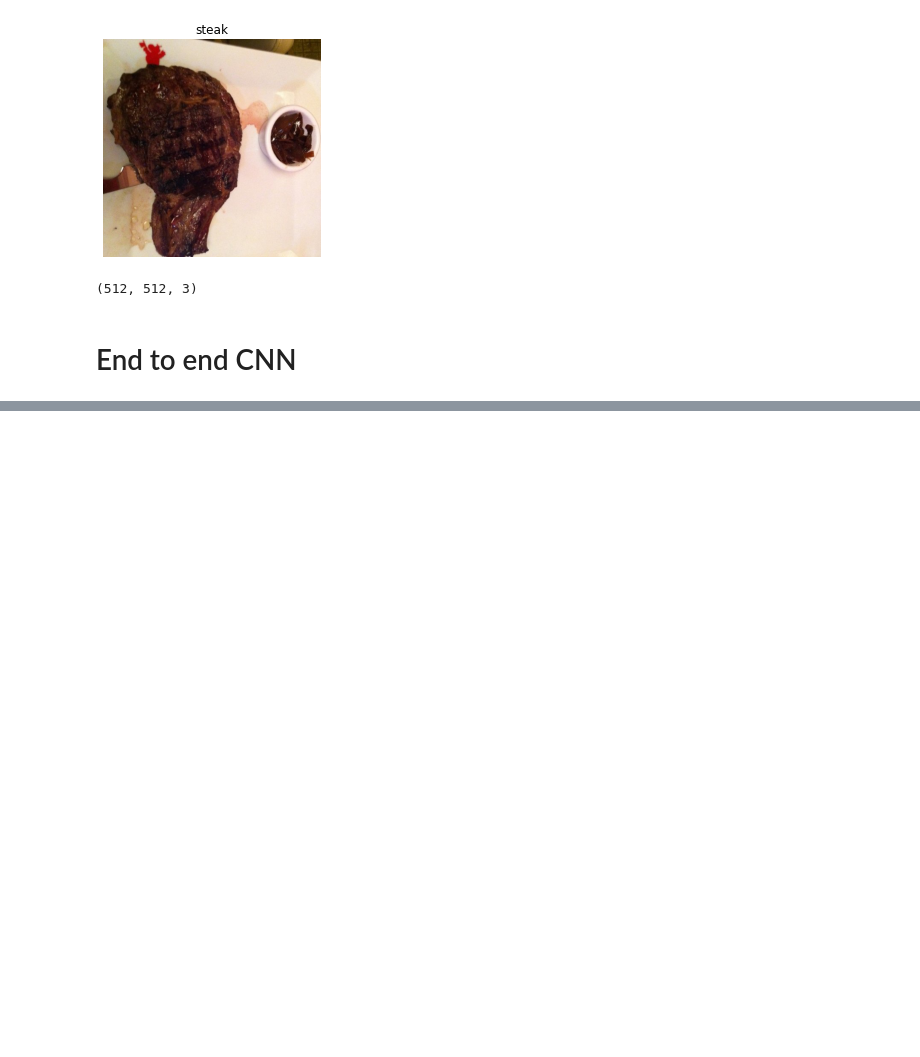
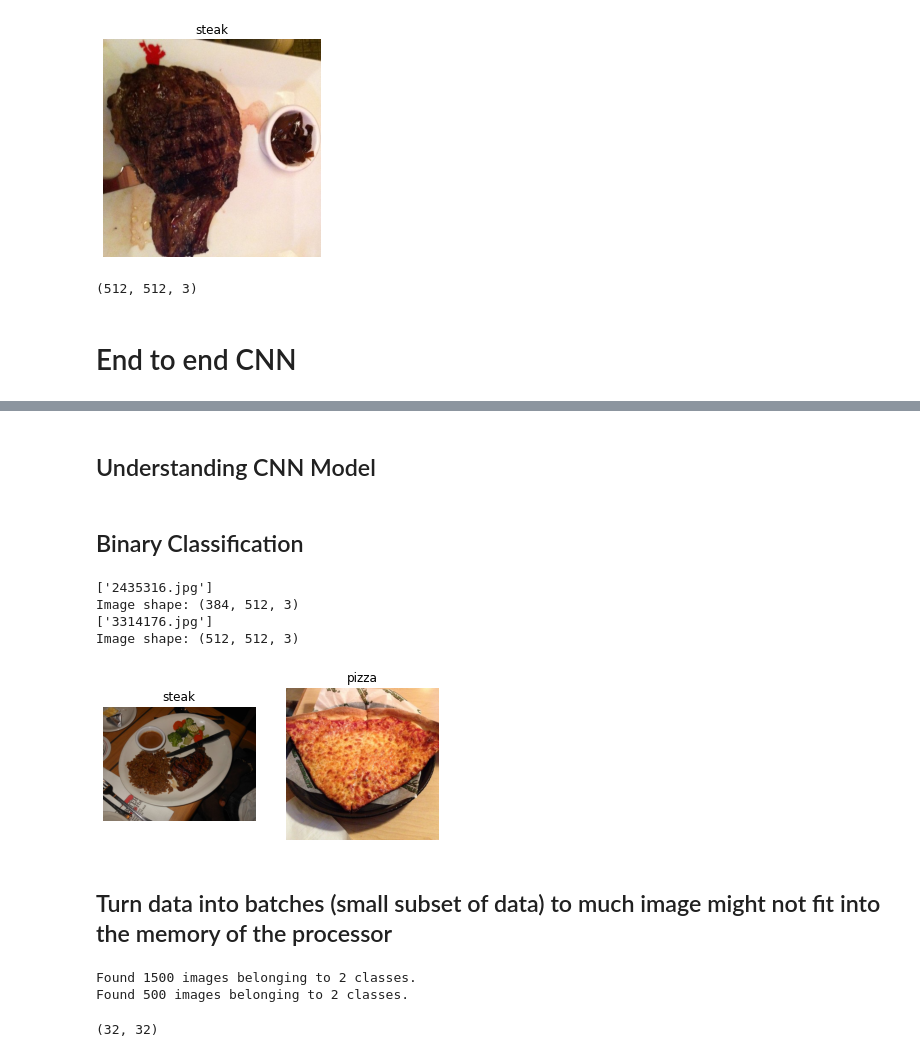
Before and after one commit to leogalbu/Colab_Notebook, a Jupyter notebook: Food_Classification.ipynb, the cells around one changed output, grey strips where cells are left out. Saved outputs shown, nothing was run; the diff lists cells and outputs as text; code cells hidden in the pictures; blank space fills up the shorter version.

```diff
--- a/Food_Classification.ipynb
+++ b/Food_Classification.ipynb
@@ -165,0 +261,17 @@ Epoch 5/5
+# %% [markdown]
+## Understanding CNN Model
+# %% [markdown]
+## Binary Classification
+# %%
+# Visualize data
+plt.figure()
+plt.subplot(1,2,1)
+steak_img = view_random_image('pizza_steak/train', 'steak')
+plt.subplot(1,2,2)
+pizza_img = view_random_image('pizza_steak/train', 'pizza')
+# %% [output]
+['2435316.jpg']
+Image shape: (384, 512, 3)
+['3314176.jpg']
+Image shape: (512, 512, 3)
+[figure, added]
@@ -165,0 +285,2 @@ Epoch 5/5
+# %% [markdown]
+## Turn data into batches (small subset of data) to much image might not fit into the memory of the processor
@@ -165,0 +292,13 @@ Epoch 5/5
+# %%
+# Load image from dir and turn into batches
+train_data = train_datagen.flow_from_directory(directory=train_dir, target_size=(224,224), class_mode='binary', batch_size=32)
+test_data = test_datagen.flow_from_directory(directory=test_dir, target_size=(224,224), class_mode='binary', batch_size=32)
+# %% [output]
+Found 1500 images belonging to 2 classes.
+Found 500 images belonging to 2 classes.
+# %%
+# get a sample of train data batch
+images, labels = train_data.next()
+len(images), len(labels) # 32 immagini e 32 label (batch_size)
+# %% [output]
+(32, 32)
```
Also changed, not shown: parts of 16 cells of this notebook.
